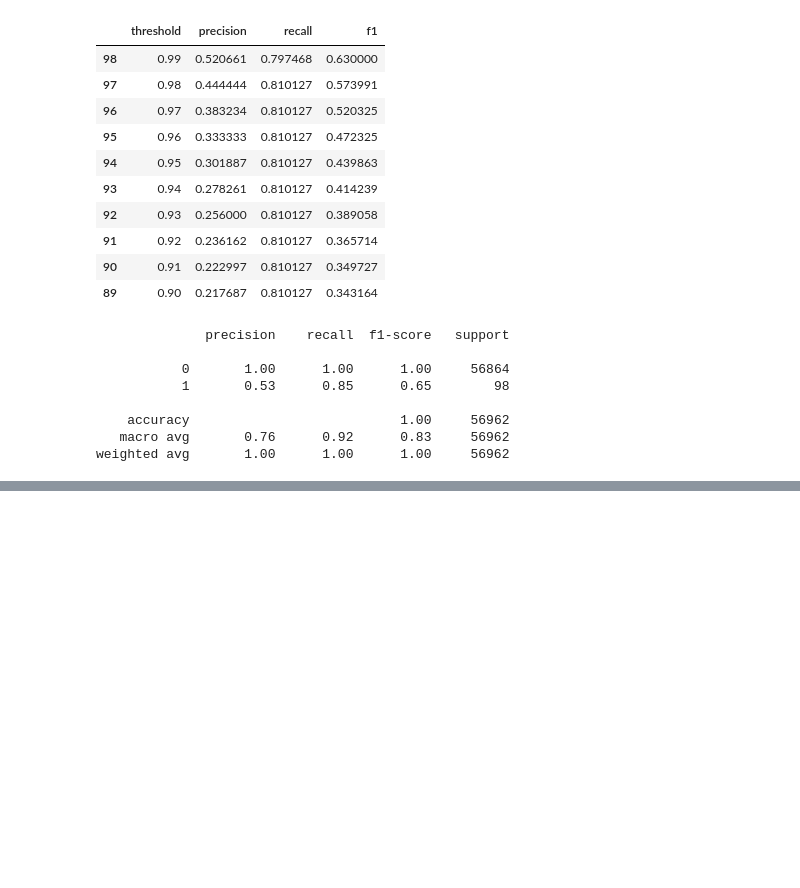
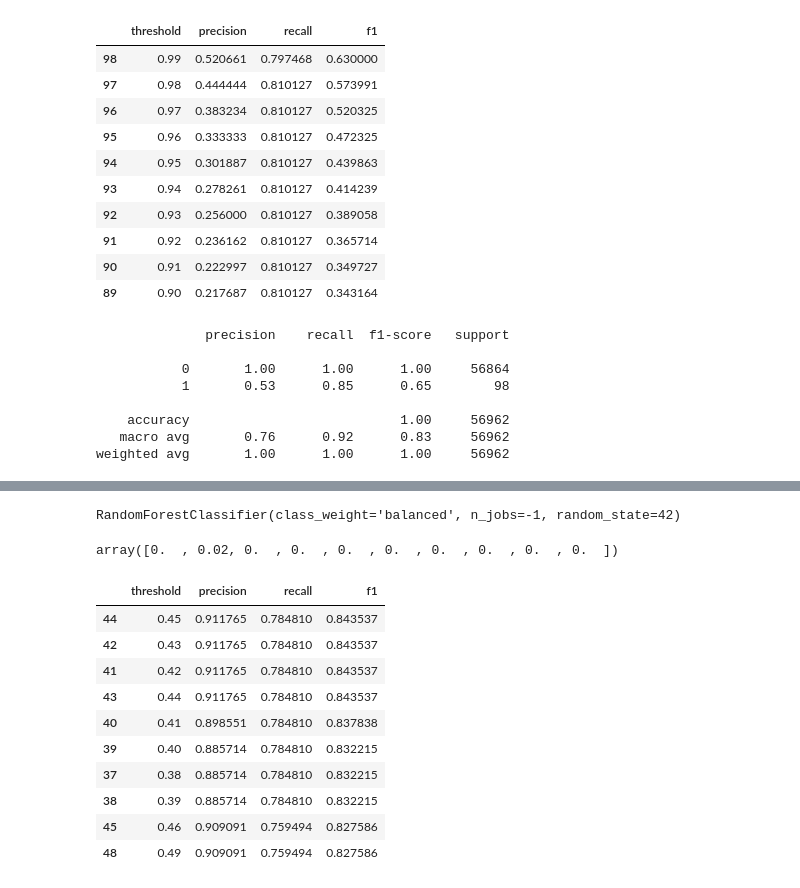
Before and after one commit to nathanbarbosatx/deteccao-fraude-cartao, a Jupyter notebook: fraude_cartao.ipynb, the cells around one changed output, grey strips where cells are left out. Cells and saved outputs as stored; diff of their text form; code cells hidden in the pictures; blank space fills up the shorter version.

Commit message:
feat: Random Fores

```diff
--- a/fraude_cartao.ipynb
+++ b/fraude_cartao.ipynb
@@ -455,0 +460,51 @@ weighted avg       1.00      1.00      1.00     56962
+# %%
+modelo_rf = RandomForestClassifier(
+    n_estimators=100,
+    class_weight="balanced",
+    random_state=42,
+    n_jobs=-1
+)
+# %%
+modelo_rf.fit(X_train_model, y_train_model)
+# %% [output]
+RandomForestClassifier(class_weight='balanced', n_jobs=-1, random_state=42)
+# %%
+y_prob_val_rf = modelo_rf.predict_proba(X_val)[:, 1]
+# %%
+y_prob_val_rf[:10]
+# %% [output]
+array([0.  , 0.02, 0.  , 0.  , 0.  , 0.  , 0.  , 0.  , 0.  , 0.  ])
+# %%
+thresholds = np.arange(0.01, 1.00, 0.01)
+
+resultados_threshold_rf = []
+
+for threshold in thresholds:
+    y_pred_val_rf = (y_prob_val_rf >= threshold).astype(int)
+
+    precision = precision_score(y_val, y_pred_val_rf)
+    recall = recall_score(y_val, y_pred_val_rf)
+    f1 = f1_score(y_val, y_pred_val_rf)
+
+    resultados_threshold_rf.append({
+        "threshold": threshold,
+        "precision": precision,
+        "recall": recall,
+        "f1": f1
+    })
+
+resultados_threshold_rf = pd.DataFrame(resultados_threshold_rf)
+
+resultados_threshold_rf.sort_values("f1", ascending=False).head(10)
+# %% [output]
+|  | threshold | precision | recall | f1 |
+| 44 | 0.45 | 0.911765 | 0.784810 | 0.843537 |
+| 42 | 0.43 | 0.911765 | 0.784810 | 0.843537 |
+| 41 | 0.42 | 0.911765 | 0.784810 | 0.843537 |
+| 43 | 0.44 | 0.911765 | 0.784810 | 0.843537 |
+| 40 | 0.41 | 0.898551 | 0.784810 | 0.837838 |
+| 39 | 0.40 | 0.885714 | 0.784810 | 0.832215 |
+| 37 | 0.38 | 0.885714 | 0.784810 | 0.832215 |
+| 38 | 0.39 | 0.885714 | 0.784810 | 0.832215 |
+| 45 | 0.46 | 0.909091 | 0.759494 | 0.827586 |
+| 48 | 0.49 | 0.909091 | 0.759494 | 0.827586 |
```
Also changed, not shown: parts of 5 cells of this notebook.
